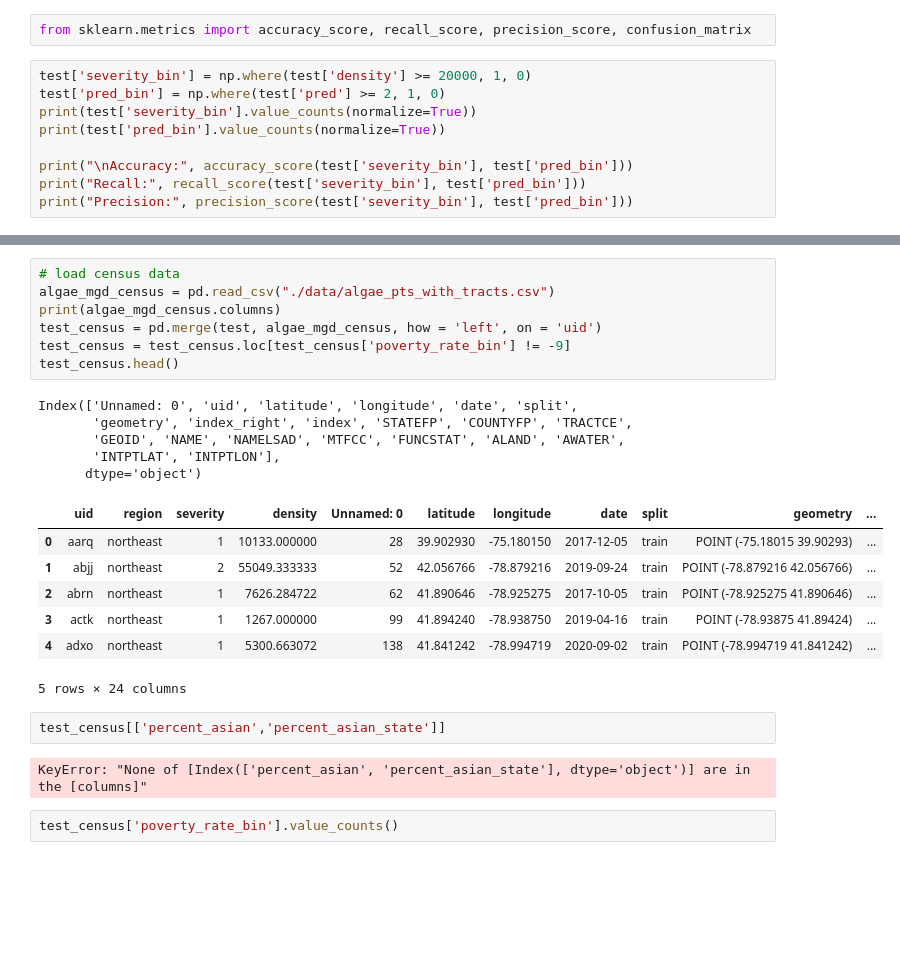
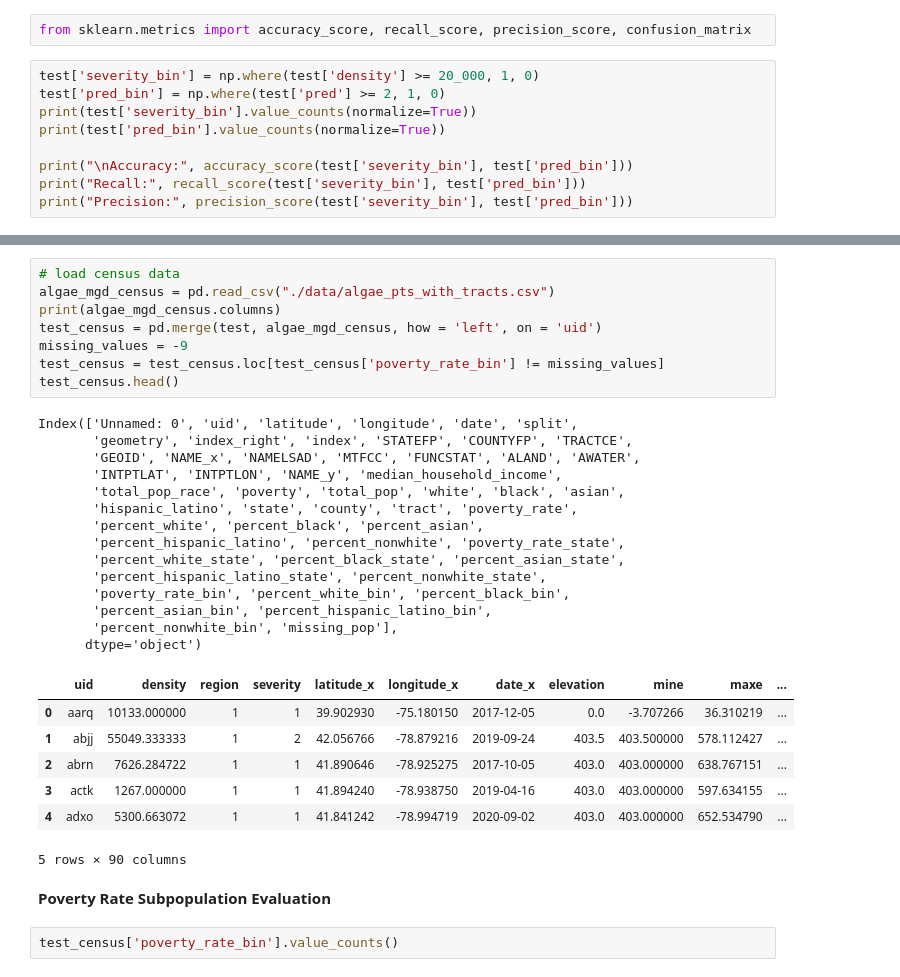
Before and after one commit to jennahgosciak/algaebloom, a Jupyter notebook: rds_draft_report_FINAL.ipynb, the cells around one changed output, grey strips where cells are left out. Saved outputs shown, nothing was run; the diff lists cells and outputs as text; blank space fills up the shorter version.

Commit message:
update w race/ethnic evaluations

```diff
--- a/rds_draft_report_FINAL.ipynb
+++ b/rds_draft_report_FINAL.ipynb
@@ -1050,7 +1040,7 @@ Name: dif_2023_02_16, dtype: int64
 # %%
 from sklearn.metrics import accuracy_score, recall_score, precision_score, confusion_matrix
 # %%
-test['severity_bin'] = np.where(test['density'] >= 20000, 1, 0)
+test['severity_bin'] = np.where(test['density'] >= 20_000, 1, 0)
 test['pred_bin'] = np.where(test['pred'] >= 2, 1, 0)
 print(test['severity_bin'].value_counts(normalize=True))
 print(test['pred_bin'].value_counts(normalize=True))
@@ -1099,27 +1117,35 @@ from IPython.display import clear_output
 # %%
 # load census data
 algae_mgd_census = pd.read_csv("./data/algae_pts_with_tracts.csv")
 print(algae_mgd_census.columns)
 test_census = pd.merge(test, algae_mgd_census, how = 'left', on = 'uid')
-test_census = test_census.loc[test_census['poverty_rate_bin'] != -9]
+missing_values = -9
+test_census = test_census.loc[test_census['poverty_rate_bin'] != missing_values]
 test_census.head()
 # %% [output]
 Index(['Unnamed: 0', 'uid', 'latitude', 'longitude', 'date', 'split',
        'geometry', 'index_right', 'index', 'STATEFP', 'COUNTYFP', 'TRACTCE',
-       'GEOID', 'NAME', 'NAMELSAD', 'MTFCC', 'FUNCSTAT', 'ALAND', 'AWATER',
-       'INTPTLAT', 'INTPTLON'],
+       'GEOID', 'NAME_x', 'NAMELSAD', 'MTFCC', 'FUNCSTAT', 'ALAND', 'AWATER',
+       'INTPTLAT', 'INTPTLON', 'NAME_y', 'median_household_income',
+       'total_pop_race', 'poverty', 'total_pop', 'white', 'black', 'asian',
+       'hispanic_latino', 'state', 'county', 'tract', 'poverty_rate',
+       'percent_white', 'percent_black', 'percent_asian',
+       'percent_hispanic_latino', 'percent_nonwhite', 'poverty_rate_state',
+       'percent_white_state', 'percent_black_state', 'percent_asian_state',
+       'percent_hispanic_latino_state', 'percent_nonwhite_state',
+       'poverty_rate_bin', 'percent_white_bin', 'percent_black_bin',
+       'percent_asian_bin', 'percent_hispanic_latino_bin',
+       'percent_nonwhite_bin', 'missing_pop'],
       dtype='object')
-|  | uid | region | severity | density | Unnamed: 0 | latitude | longitude | date | split | geometry | ... |
-| 0 | aarq | northeast | 1 | 10133.000000 | 28 | 39.902930 | -75.180150 | 2017-12-05 | train | POINT (-75.18015 39.90293) | ... |
-| 1 | abjj | northeast | 2 | 55049.333333 | 52 | 42.056766 | -78.879216 | 2019-09-24 | train | POINT (-78.879216 42.056766) | ... |
-| 2 | abrn | northeast | 1 | 7626.284722 | 62 | 41.890646 | -78.925275 | 2017-10-05 | train | POINT (-78.925275 41.890646) | ... |
-| 3 | actk | northeast | 1 | 1267.000000 | 99 | 41.894240 | -78.938750 | 2019-04-16 | train | POINT (-78.93875 41.89424) | ... |
-| 4 | adxo | northeast | 1 | 5300.663072 | 138 | 41.841242 | -78.994719 | 2020-09-02 | train | POINT (-78.994719 41.841242) | ... |
+|  | uid | density | region | severity | latitude_x | longitude_x | date_x | elevation | mine | maxe | ... |
+| 0 | aarq | 10133.000000 | 1 | 1 | 39.902930 | -75.180150 | 2017-12-05 | 0.0 | -3.707266 | 36.310219 | ... |
+| 1 | abjj | 55049.333333 | 1 | 2 | 42.056766 | -78.879216 | 2019-09-24 | 403.5 | 403.500000 | 578.112427 | ... |
+| 2 | abrn | 7626.284722 | 1 | 1 | 41.890646 | -78.925275 | 2017-10-05 | 403.0 | 403.000000 | 638.767151 | ... |
+| 3 | actk | 1267.000000 | 1 | 1 | 41.894240 | -78.938750 | 2019-04-16 | 403.0 | 403.000000 | 597.634155 | ... |
+| 4 | adxo | 5300.663072 | 1 | 1 | 41.841242 | -78.994719 | 2020-09-02 | 403.0 | 403.000000 | 652.534790 | ... |
-5 rows × 24 columns
+5 rows × 90 columns
-# %%
-test_census[['percent_asian','percent_asian_state']]
-# %% [output]
-KeyError: "None of [Index(['percent_asian', 'percent_asian_state'], dtype='object')] are in the [columns]"
+# %% [markdown]
+**Poverty Rate Subpopulation Evaluation**
 # %%
 test_census['poverty_rate_bin'].value_counts()
 # %% [output]
```
Also changed, not shown: parts of 18 cells of this notebook.
